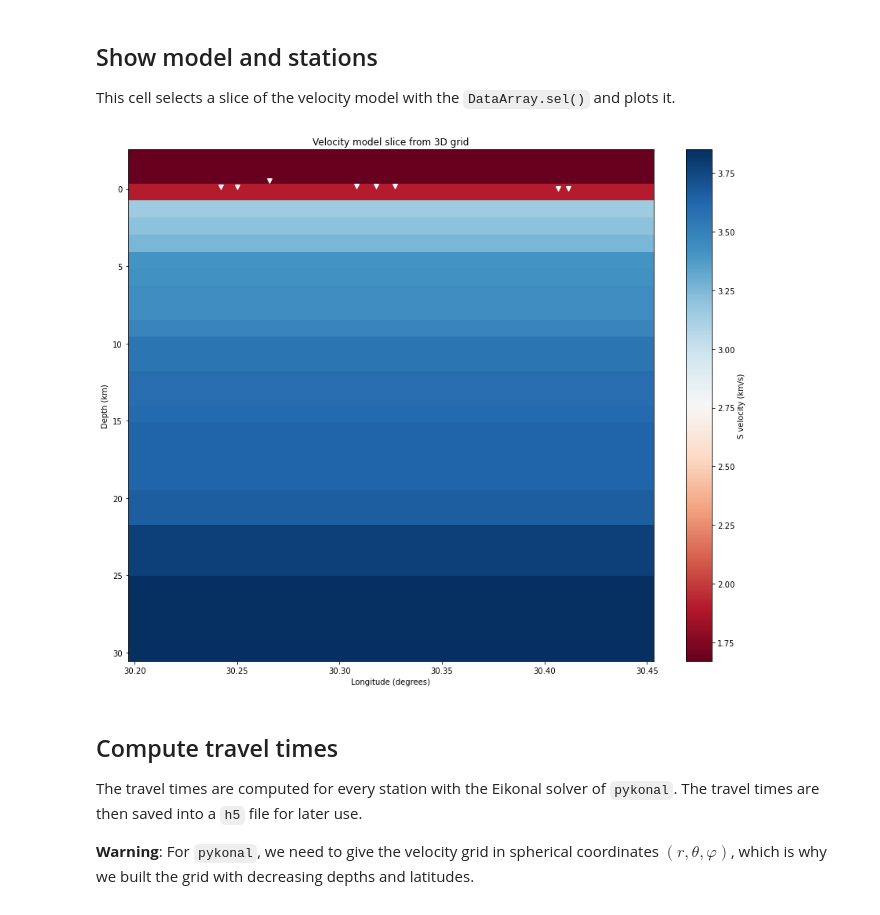
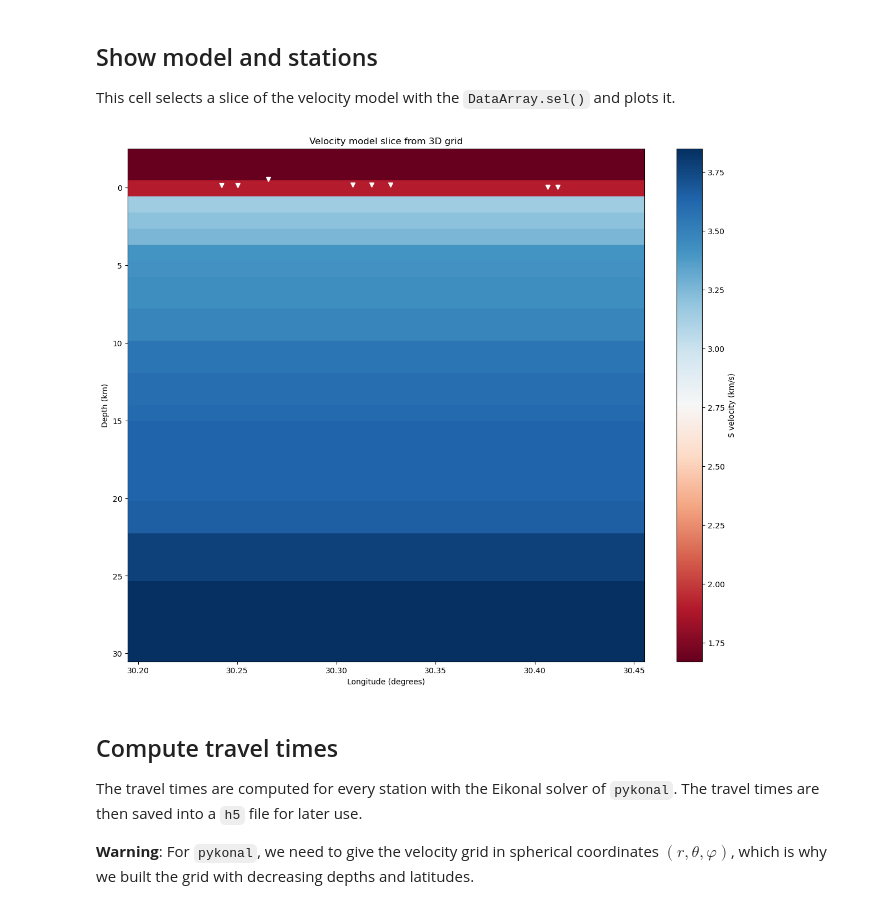
Before and after one commit to ebeauce/beampower, a Jupyter notebook: notebooks/2_travel_times.ipynb, the cells around one changed output. Saved outputs shown, nothing was run; the diff lists cells and outputs as text; code cells hidden in the pictures.

```diff
--- a/notebooks/2_travel_times.ipynb
+++ b/notebooks/2_travel_times.ipynb
@@ -71,7 +71,7 @@ ax = velocity_layers.plot(
 
 We compute the travel times on a finer grid than the model grid, so we need to interpolate the model. We define 30 depths between 30 km and -2 km.
 # %%
-depths = np.linspace(30.0, -2.0, 30)
+depths = np.linspace(30.0, -2.0, 32)
 # %% [markdown]
 Then we interpolate the velocity at the given depths using `pandas.DataFrame` method `reindex`.
 # %%
@@ -105,6 +126,6 @@ Because `pykonal` uses three-dimensional coordinate systems, we need to cast the
 # %%
-longitudes = np.linspace(30.20, 30.45, 40)
+longitudes = np.linspace(30.20, 30.45, 25)
 # sample latitudes in decreasing order to get corresponding colatitudes in increasing order (see explanation further)
-latitudes = np.linspace(40.76, 40.60, 35)
+latitudes = np.linspace(40.76, 40.60, 16)
 # %% [markdown]
 We then expand the velocity vector in the longitude and latitude dimensions with `xarray`. This operation is automatically done with the `expand_dim()` method.
@@ -118,3 +132,14 @@ velocities = velocities.expand_dims(latitude=latitudes, longitude=longitudes)
+# %%
+velocity_P = np.zeros((len(depths), len(latitudes), len(longitudes)), dtype=np.float32)
+velocity_S = np.zeros((len(depths), len(latitudes), len(longitudes)), dtype=np.float32)
+# use numpy's broadcasting rules
+velocity_P[...] = velocity_layers_interp["P"].values[:, None, None]
+velocity_S[...] = velocity_layers_interp["S"].values[:, None, None]
+# store the P- and S-wave velocity models in a dictionary
+velocity_model = {
+    "P": velocity_P,
+    "S": velocity_S
+}
 # %% [markdown]
 ## Station coordinates
 
@@ -151,24 +179,26 @@ network
 This cell selects a slice of the velocity model with the `DataArray.sel()` and plots it.
 # %%
 # Select slice at first latitude index
-velocities_slice = velocities.sel(phase="S", latitude=latitudes.min())
+phase = "S"
+velocities_slice = velocity_model[phase][:, 0, :]
 
 # Show velocities
-img = velocities_slice.T.plot.imshow(cmap="RdBu", add_colorbar=False, figsize=(15, 12))
+fig = plt.figure(figsize=(15, 12))
+img = plt.pcolormesh(longitudes, depths, velocities_slice, cmap="RdBu")
 cb = plt.colorbar(img)
 
 # Show stations
 plt.plot(network.longitude, network.depth, "wv")
 
 # Labels
 ax = plt.gca()
 ax.set_xlabel("Longitude (degrees)")
 ax.set_ylabel("Depth (km)")
 ax.set_title("Velocity model slice from 3D grid")
-cb.set_label(f"{velocities_slice.phase.data} velocity (km/s)")
+cb.set_label(f"{phase} velocity (km/s)")
 ax.invert_yaxis()
 # %% [output]
-[figure, old version]
+[figure, new version]
 # %% [markdown]
 ## Compute travel times
 
```
Also changed, not shown: parts of 13 cells of this notebook, 3 other files.
